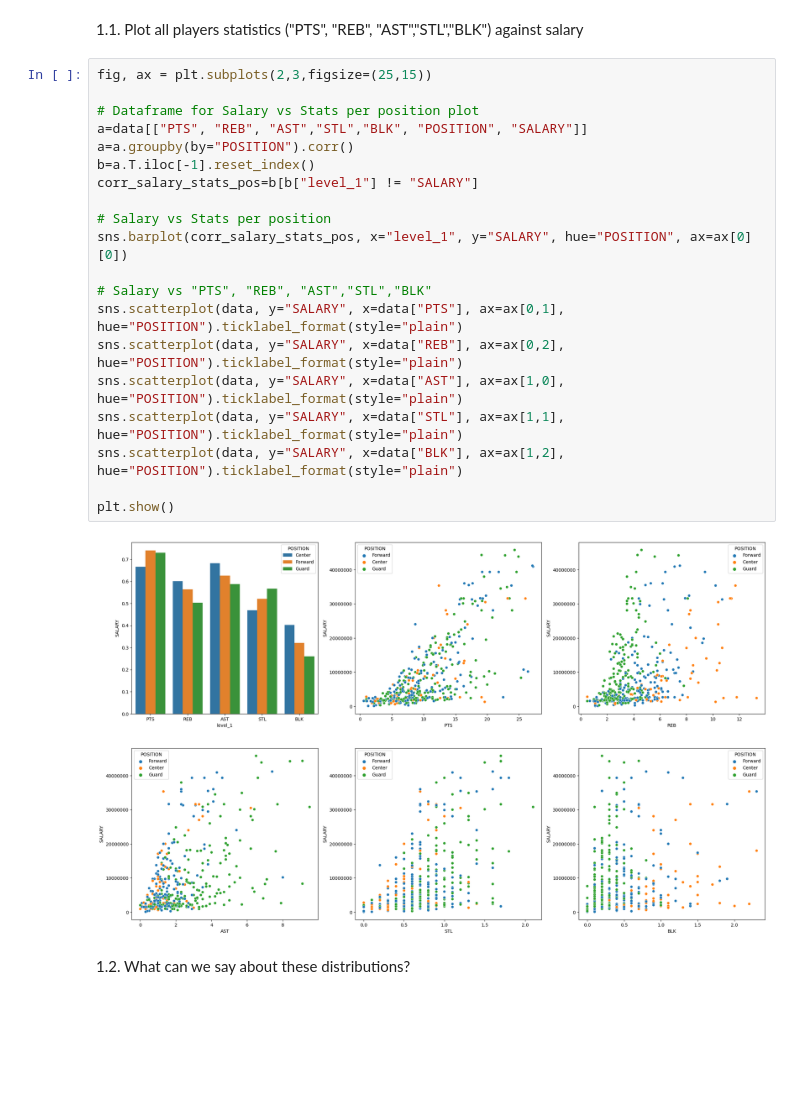
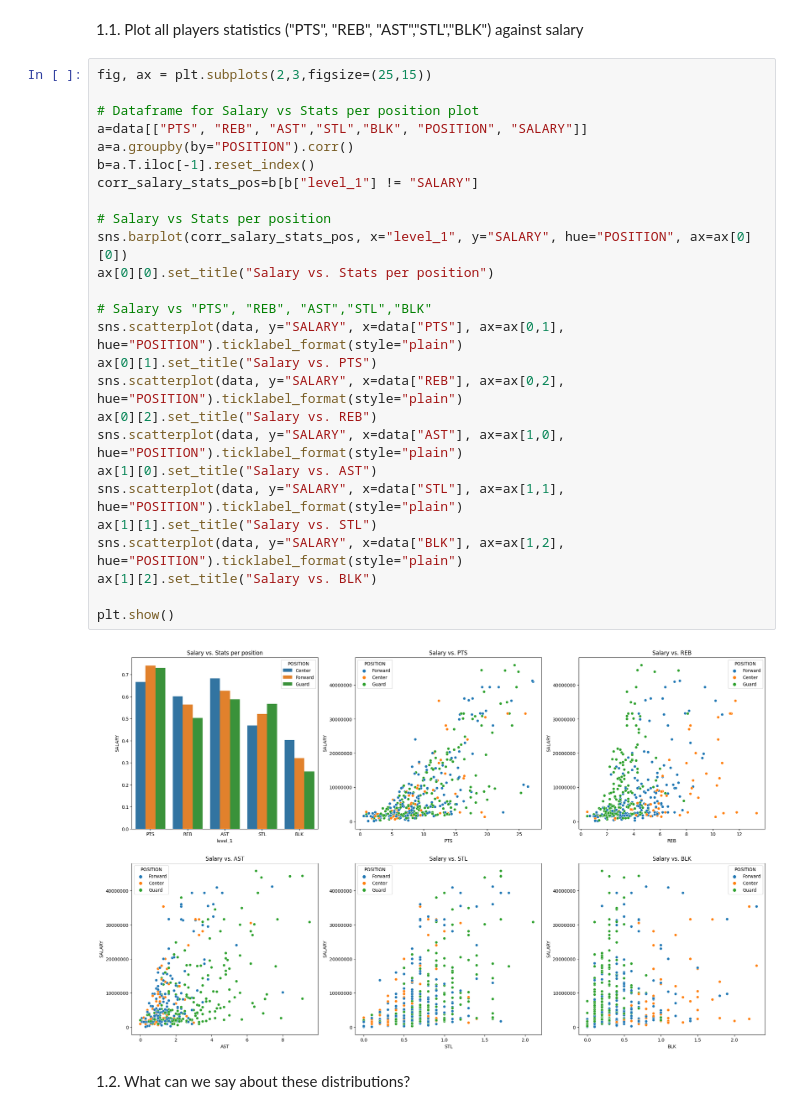
Before and after one commit to ja-818/NBA_outcomes_predictor, a Jupyter notebook: sprint_2_julian_arango.ipynb, the cells around one changed output. Cells and saved outputs as stored; diff of their text form; blank space fills up the shorter version.

```diff
--- a/sprint_2_julian_arango.ipynb
+++ b/sprint_2_julian_arango.ipynb
@@ -47,24 +48,30 @@ Let's have another look at our previously generated dataset.
 # %%
 fig, ax = plt.subplots(2,3,figsize=(25,15))
 
 # Dataframe for Salary vs Stats per position plot
 a=data[["PTS", "REB", "AST","STL","BLK", "POSITION", "SALARY"]]
 a=a.groupby(by="POSITION").corr()
 b=a.T.iloc[-1].reset_index()
 corr_salary_stats_pos=b[b["level_1"] != "SALARY"]
 
 # Salary vs Stats per position
 sns.barplot(corr_salary_stats_pos, x="level_1", y="SALARY", hue="POSITION", ax=ax[0][0])
+ax[0][0].set_title("Salary vs. Stats per position")
 
 # Salary vs "PTS", "REB", "AST","STL","BLK"
 sns.scatterplot(data, y="SALARY", x=data["PTS"], ax=ax[0,1], hue="POSITION").ticklabel_format(style="plain")
+ax[0][1].set_title("Salary vs. PTS")
 sns.scatterplot(data, y="SALARY", x=data["REB"], ax=ax[0,2], hue="POSITION").ticklabel_format(style="plain")
+ax[0][2].set_title("Salary vs. REB")
 sns.scatterplot(data, y="SALARY", x=data["AST"], ax=ax[1,0], hue="POSITION").ticklabel_format(style="plain")
+ax[1][0].set_title("Salary vs. AST")
 sns.scatterplot(data, y="SALARY", x=data["STL"], ax=ax[1,1], hue="POSITION").ticklabel_format(style="plain")
+ax[1][1].set_title("Salary vs. STL")
 sns.scatterplot(data, y="SALARY", x=data["BLK"], ax=ax[1,2], hue="POSITION").ticklabel_format(style="plain")
+ax[1][2].set_title("Salary vs. BLK")
 
 plt.show()
 # %% [output]
-[figure, old version]
+[figure, new version]
 # %% [markdown]
 1.2. What can we say about these distributions?
```
Also changed, not shown: parts of 46 cells of this notebook.
